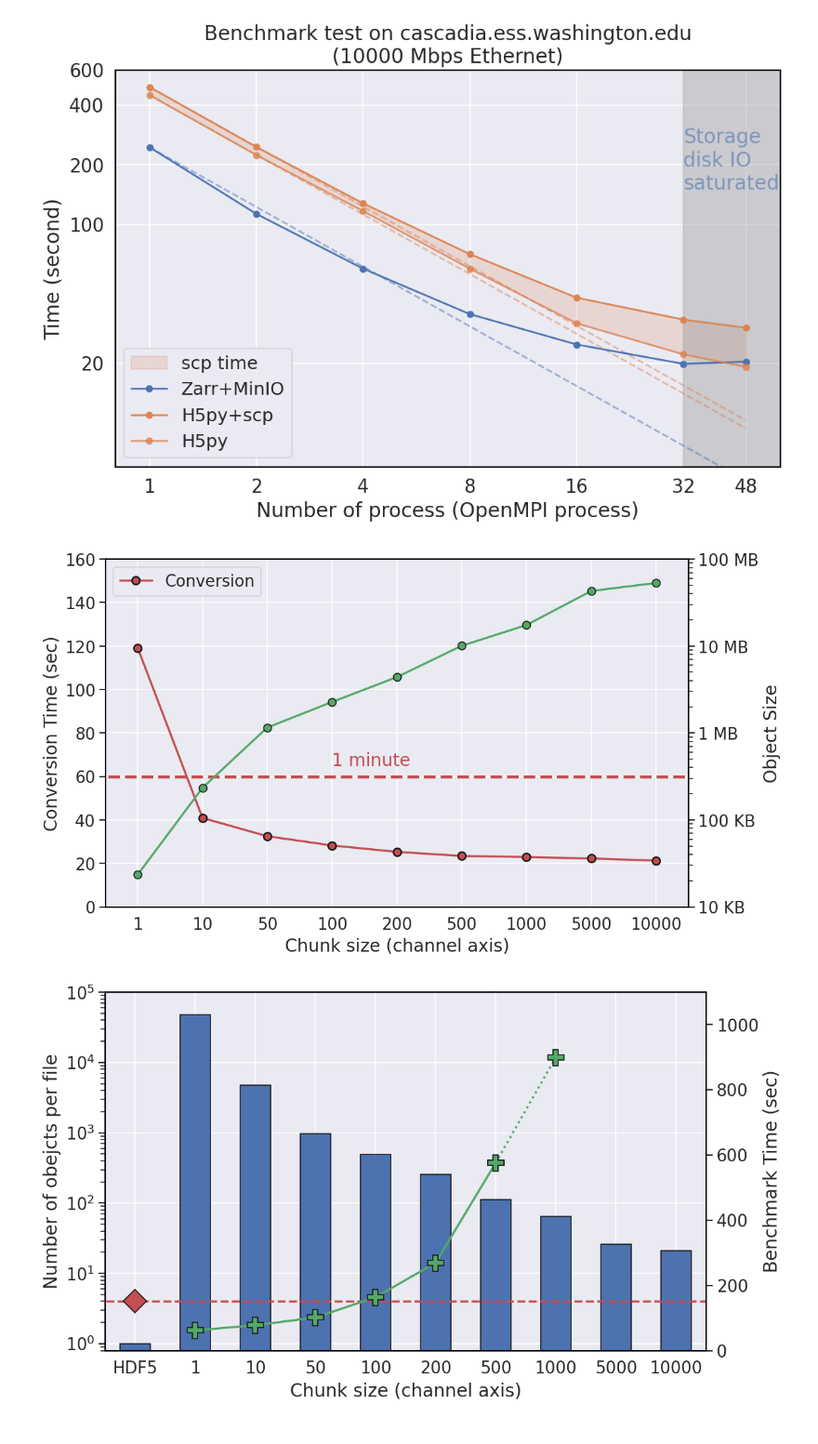
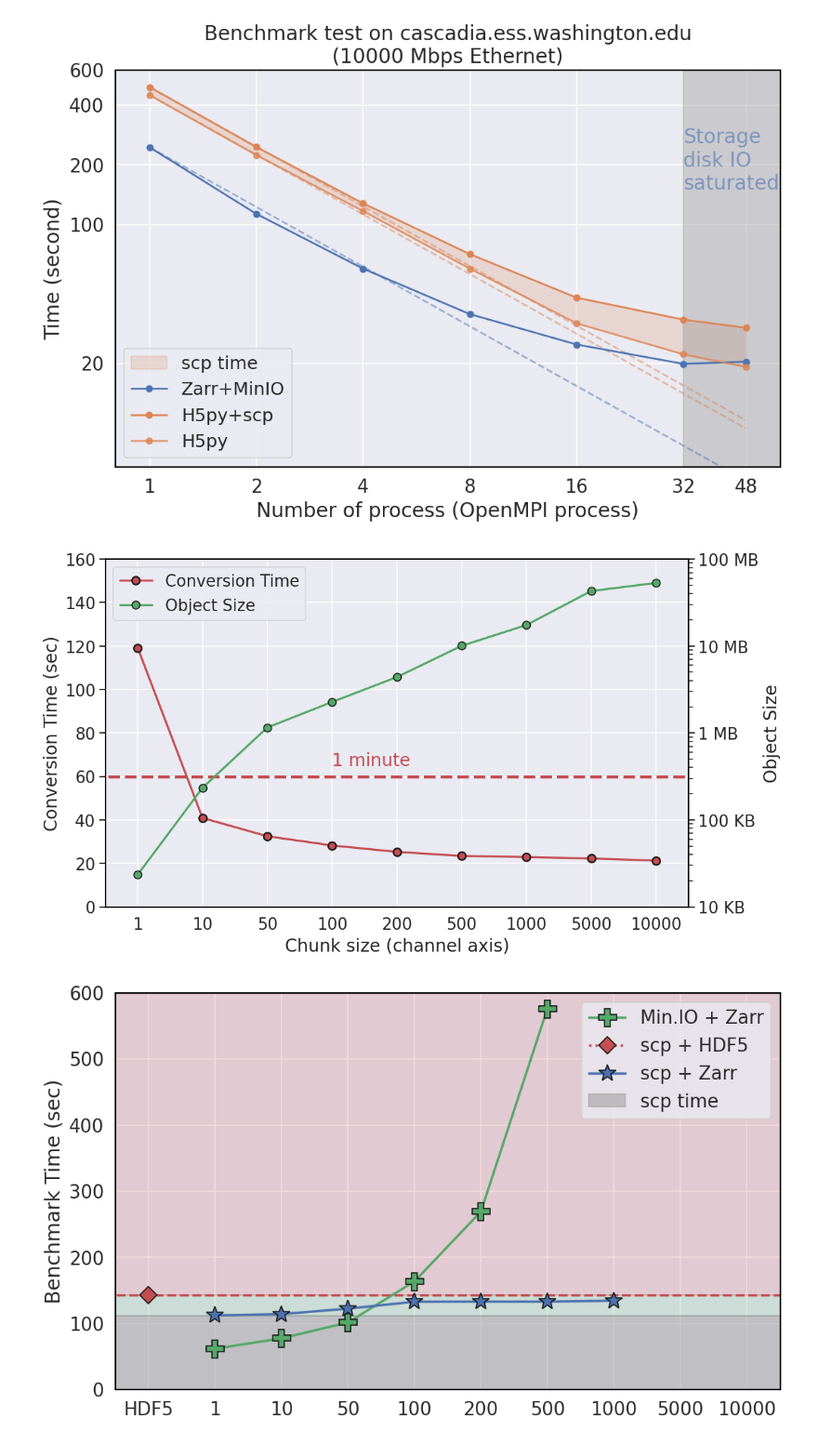
Before and after one commit to niyiyu/DASstore, a Jupyter notebook: notebooks/plot_benchmark.ipynb, the cells around one changed output. Shown at 93% size. Cells and saved outputs as stored; diff of their text form; code cells hidden in the pictures.

Commit message:
add benchmarking

```diff
--- a/notebooks/plot_benchmark.ipynb
+++ b/notebooks/plot_benchmark.ipynb
@@ -9,7 +9,7 @@ sns.set_style("darkgrid", {"axes.edgecolor": 'black'})
 
 NPROC = [1, 2, 4, 8, 16, 32, 48]
 # %%
-df = pd.read_csv("./test.csv")
+df = pd.read_csv("../data/test.csv")
 cas = df[df['dest']=='cascadia']
 # %%
 rst1 = []
@@ -75,11 +75,12 @@ plt.savefig('bm-cascadia.png', dpi = 300, bbox_inches = 'tight')
 # %% [output]
 [figure]
 # %%
-df2 = pd.read_csv("./chunk_size_test.csv", delimiter= ',')[:-1]
+df2 = pd.read_csv("../data/chunk_size_test.csv", delimiter= ',')[:-1]
+df3 = pd.read_csv("../data/local_zarr_test.csv", delimiter= ',')
 # %%
 plt.figure(figsize = (10, 6), dpi = 120)
 plt.plot(np.arange(9), df2['conversion_time_per_h5'], marker = '.', markersize = 15, linewidth = 2,
-                    color = 'r', label = "Conversion", markeredgewidth=1.5, markeredgecolor = 'k')
+                    color = 'r', label = "Conversion Time", markeredgewidth=1.5, markeredgecolor = 'k')
 plt.hlines(60, -2, 12, color = 'r', linestyles= '--', linewidth = 3)
 plt.text(3, 65, "1 minute", color = 'r')
 plt.ylabel("Conversion Time (sec)")
@@ -94,7 +95,7 @@ plt.ylim([0.01, 100])
 
 
 ax2.plot(np.arange(9), 1115/df2['number_of_objects_per_h5'], marker = '.', markersize = 15, linewidth = 2,
-                    color = 'g', markeredgewidth=1., markeredgecolor = 'k')
+                    color = 'g', markeredgewidth=1., markeredgecolor = 'k', label = "Object Size")
 plt.ylabel("Object Size")
 plt.yscale("log")
 plt.yticks([0.01, 0.1, 1, 10, 100], ["10 KB", "100 KB", "1 MB", "10 MB", "100 MB"])
@@ -106,46 +107,51 @@ lines2, labels2 = ax2.get_legend_handles_labels()
 plt.gca().legend(lines + lines2, labels + labels2, loc = 'upper left')
 plt.grid(False)
 
-plt.savefig('bm-conversion-processing.png', dpi = 300, bbox_inches = 'tight')
+plt.savefig('../data/bm-conversion-processing.png', dpi = 300, bbox_inches = 'tight')
 # %% [output]
-[figure, old version]
+[figure, new version]
 # %%
 plt.figure(figsize = (10, 6), dpi = 120)
-plt.bar(np.arange(1, 10), df2['number_of_objects_per_h5'], edgecolor = 'k', width = 0.5, #marker = '.', markersize = 15, linewidth = 2,
-                    label = "Conversion",)# markeredgewidth=1.5, markeredgecolor = 'k')
-plt.bar([0], [1], edgecolor = 'k', color = '#4C72B0', width = 0.5, #marker = '.', markersize = 15, linewidth = 2,
-                    label = "Conversion",)# markeredgewidth=1.5, markeredgecolor = 'k')
-plt.ylabel("Number of obejcts per file")
-plt.yscale("log")
-plt.ylim([0.8, 100000])
-lines, labels = plt.gca().get_legend_handles_labels()
-plt.xlabel("Chunk size (channel axis)")
-
-ax2 = plt.gca().twinx()
-plt.xlim([-0.5, 9.5])
-plt.ylim([0, 1100])
-
+# plt.bar(np.arange(1, 10), df2['number_of_objects_per_h5'], edgecolor = 'k', width = 0.5, #marker = '.', markersize = 15, linewidth = 2,
+                    # label = "Conversion",)# markeredgewidth=1.5, markeredgecolor = 'k')
+# plt.bar([0], [1], edgecolor = 'k', color = '#4C72B0', width = 0.5, #marker = '.', markersize = 15, linewidth = 2,
+                    # label = "Conversion",)# markeredgewidth=1.5, markeredgecolor = 'k')
+# plt.ylabel("Number of obejcts per file")
+# plt.yscale("log")
+# lines, labels = plt.gca().get_legend_handles_labels()
+# plt.xlabel("Chunk size (channel axis)")
+# ax2 = plt.gca().twinx()
+# plt.ylim([0, 1100])
 # ax2.plot(np.arange(9), 1115/df2['number_of_objects_per_h5'], marker = '.', markersize = 15, linewidth = 2,
 #                     color = 'g', markeredgewidth=1., markeredgecolor = 'k')
 # plt.ylabel("Object Size")
 # plt.yscale("log")
 # plt.yticks([0.01, 0.1, 1, 10, 100], ["10 KB", "100 KB", "1 MB", "10 MB", "100 MB"])
 
+scp_time = 111.211
+hdf5_time = 31.295
 
-ax2.plot(np.arange(1,7), df2['computing_time'][:-3], marker = 'P', markersize = 15, linewidth = 2,
-                    color = 'g', label = "Benchmark test", markeredgewidth=1., markeredgecolor = 'k')
-ax2.plot(np.arange(1,10)[-4:-2], df2['computing_time'][-4:-2], marker = "P", linestyle = ':', markersize = 15, linewidth = 2, color = 'g',
-                 markeredgewidth=1., markeredgecolor = 'k')
-ax2.plot([0], [151.211], marker = "D", linestyle = ':', markersize = 15, linewidth = 2, color = 'r',
-                 markeredgewidth=1., markeredgecolor = 'k')
-ax2.hlines(151, -2, 12, linestyle = '--', linewidth = 2, color = 'r')
+plt.plot(np.arange(1,7), df2['computing_time'][:-3], marker = 'P', markersize = 15, linewidth = 2,
+                    color = 'g', label = "Min.IO + Zarr", markeredgewidth=1., markeredgecolor = 'k')
+# plt.plot(np.arange(1,10)[-4:-2], df2['computing_time'][-4:-2], marker = "P", linestyle = ':', markersize = 15, linewidth = 2, color = 'g',
+                #  markeredgewidth=1., markeredgecolor = 'k')
+plt.plot([0], scp_time + hdf5_time, marker = "D", linestyle = ':', markersize = 10, linewidth = 2, color = 'r',
+                 markeredgewidth=1., markeredgecolor = 'k', label = "scp + HDF5")
+plt.plot(np.arange(1,8), scp_time + df3['computing_time'][:7], marker = "*", markersize = 15, linewidth = 2, color = 'b',
+                 markeredgewidth=1., markeredgecolor = 'k', label = "scp + Zarr")
+
+plt.fill_between([-1, 10], scp_time + hdf5_time, scp_time, alpha = 0.2, color = "g")
+plt.fill_between([-1, 10], 700, scp_time + hdf5_time, alpha = 0.2, color = "r")
+plt.fill_between([-1, 10], scp_time, alpha = 0.4, color = "gray", label = "scp time")
+
+plt.hlines(scp_time + hdf5_time, -2, 12, linestyle = '--', linewidth = 2, color = 'r')
 plt.ylabel("Benchmark Time (sec)")
 plt.xticks(np.arange(10), ["HDF5"]+[int(i) for i in df2['chunksize_dim1']])
+plt.xlim([-0.5, 9.5])
+plt.ylim([0, 600])
 
-
-# lines2, labels2 = ax2.get_legend_handles_labels()
-# plt.gca().legend(lines + lines2, labels + labels2, loc = 'upper left')
-plt.grid(False)
-plt.savefig('bm-chunksize.png', dpi = 300, bbox_inches = 'tight')
+plt.legend()
+plt.grid(True)
+plt.savefig('../data/bm-local-zarr.png', dpi = 300, bbox_inches = 'tight')
 # %% [output]
-[figure, old version]
+[figure, new version]
```
Also changed, not shown: parts of 1 cell of this notebook, 12 other files.
